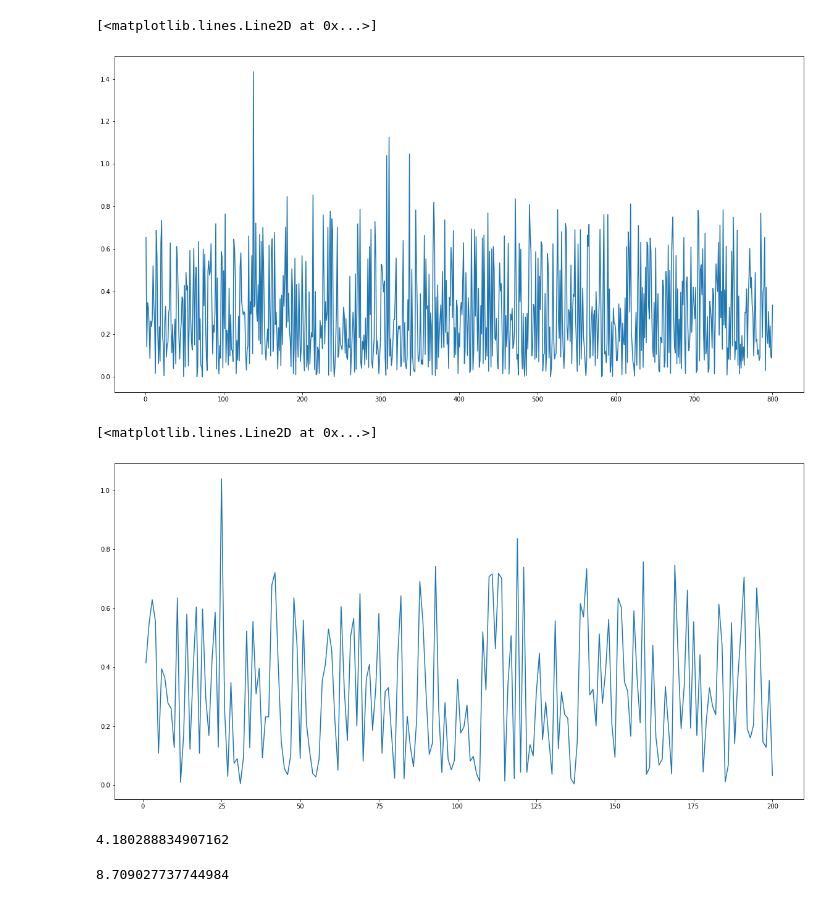
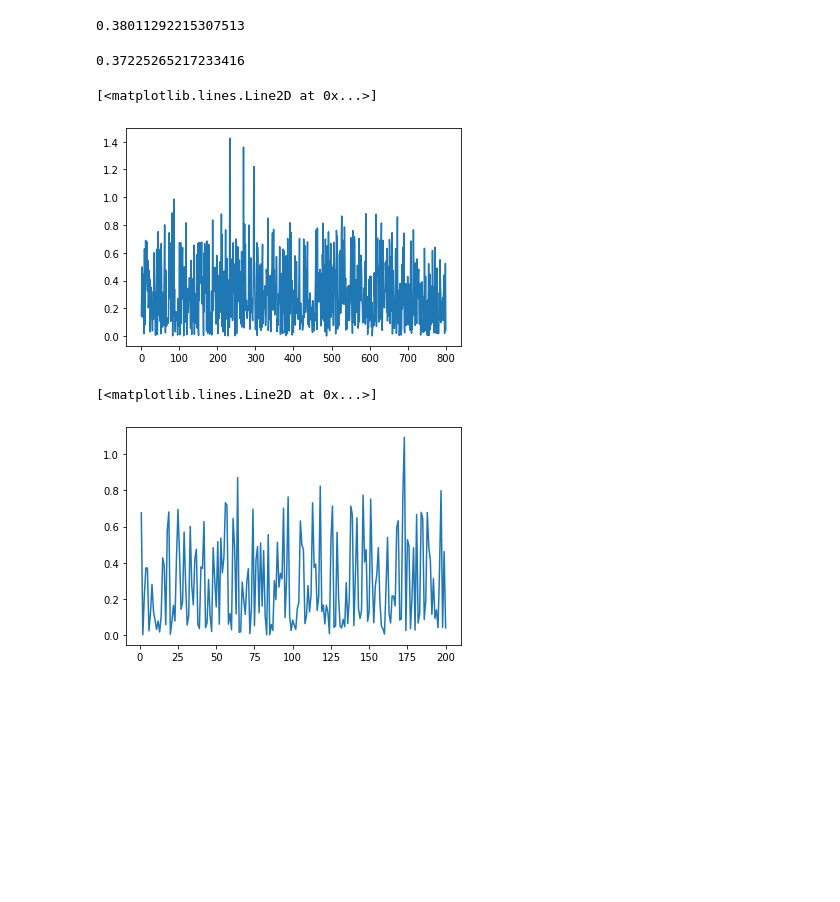
Before and after one commit to dharma610/Neural-network-model-for-compartmenral-model-SIR-and-SEIR-, a Jupyter notebook: project_part_2.ipynb, the cells around one changed output. Saved outputs shown, nothing was run; the diff lists cells and outputs as text; code cells hidden in the pictures; blank space fills up the shorter version.

```diff
--- a/project_part_2.ipynb
+++ b/project_part_2.ipynb
@@ -133,4 +111,0 @@ for i in range(1000):
-# %%
-recovactual_list = []
-for i in range(1000):
- recovactual_list = recovactual_list+R_actual[i]
@@ -138,9 +139,10 @@ for i in range(1000):
 df_1 = pd.DataFrame(sus_list)
 df_2 = pd.DataFrame(infected_list)
 df_3 = pd.DataFrame(recov_list)
-df_4 = pd.DataFrame(susactual_list)
-df_5 = pd.DataFrame(infectedactual_list)
-df_6 = pd.DataFrame(recovactual_list)
-beta_actual = pd.DataFrame(beta)
+df_4 = pd.DataFrame(susnext_list)
+df_5 = pd.DataFrame(infectednext_list)
+df_6 = pd.DataFrame(recovnext_list)
 # %%
-data = pd.concat([df_1, df_2,df_3,df_4,df_5,df_6,beta_actual], axis=1)
+data = pd.concat([df_1, df_2,df_3,df_4,df_5,df_6,Beta], axis=1)
+data.columns = range(data.shape[1])
+data
@@ -250,3 +227,17 @@ train = np.sqrt((y_train - y_train_predicted)**2)
+# %%
+SE_train = (y_train - y_train_predicted)**2
+MSE_train = SE_train.sum() /800
+RMSE_train = np.sqrt(MSE_train)
+RMSE_train
+# %% [output]
+0.38011292215307513
+# %%
+SE_test = (y_test - y_test_predict)**2
+MSE_test = SE_test.sum() /200
+RMSE_test = np.sqrt(MSE_test)
+RMSE_test
+# %% [output]
+0.37225265217233416
 # %%
 train_list = []
 for i in range(1,801):
@@ -256,19 +247,14 @@ test_list  = []
 for i in range(1,201):
   test_list.append(i)
 # %%
-plt.figure(figsize=(20,10))
-plt.plot(train_list,train)
+plt.figure(figsize=(6,4))
+plt.plot(train_list,np.sqrt(SE_train))
 # %% [output]
 [<matplotlib.lines.Line2D at 0x...>]
-[figure, old version]
+[figure, new version]
 # %%
-plt.figure(figsize=(20,10))
-plt.plot(test_list,test)
+plt.figure(figsize=(6,4))
+plt.plot(test_list,np.sqrt(SE_test))
 # %% [output]
 [<matplotlib.lines.Line2D at 0x...>]
-[figure, old version]
+[figure, new version]
-# %%
-test = np.sqrt((y_test - y_test_predict)**2)
-test.sum()/np.sqrt(200)
-# %% [output]
-4.180288834907162
@@ -277,4 +260,0 @@ train = np.sqrt((y_train - y_train_predicted)**2)
-# %%
-train.sum()/np.sqrt(800)
-# %% [output]
-8.709027737744984
```
Also changed, not shown: parts of 31 cells of this notebook.
